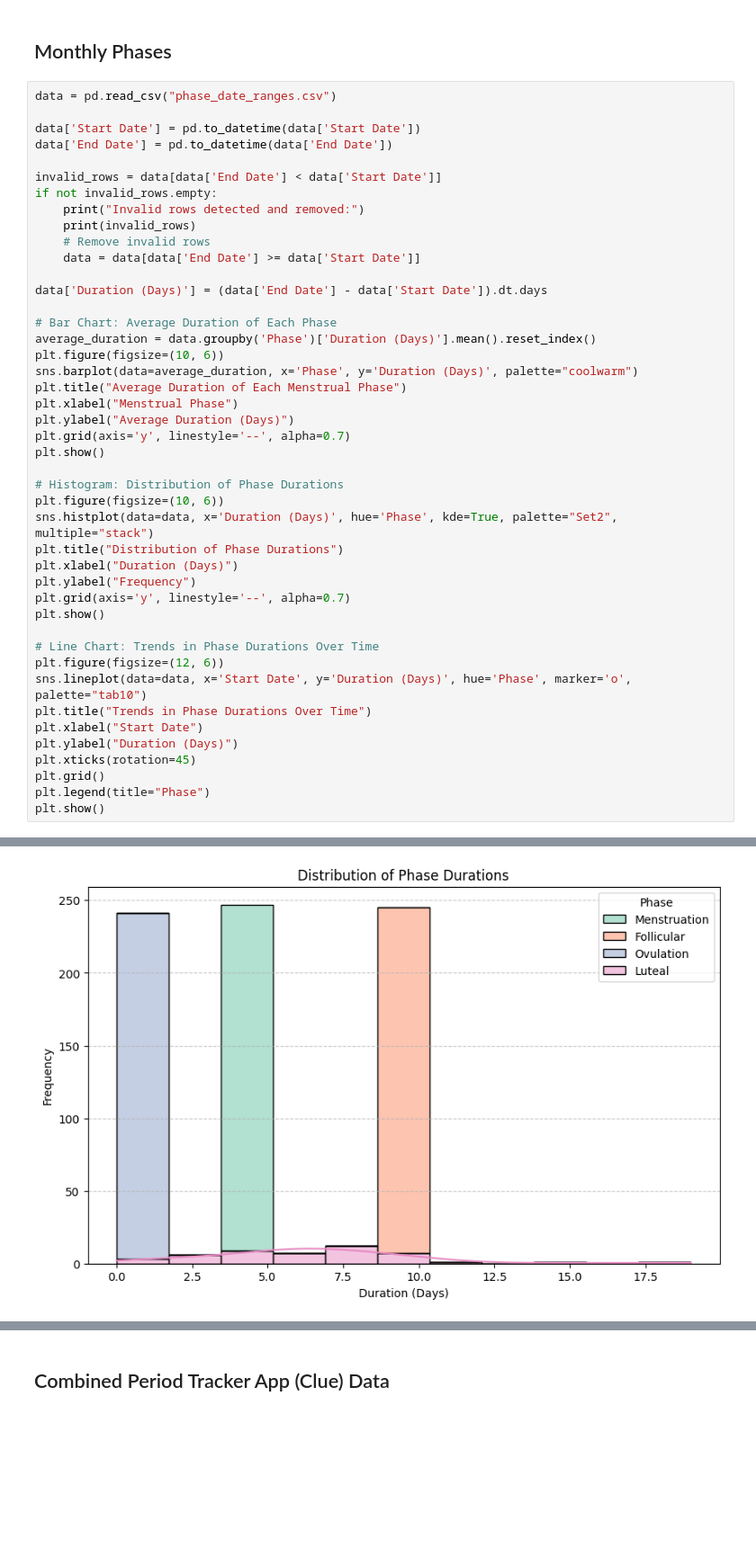
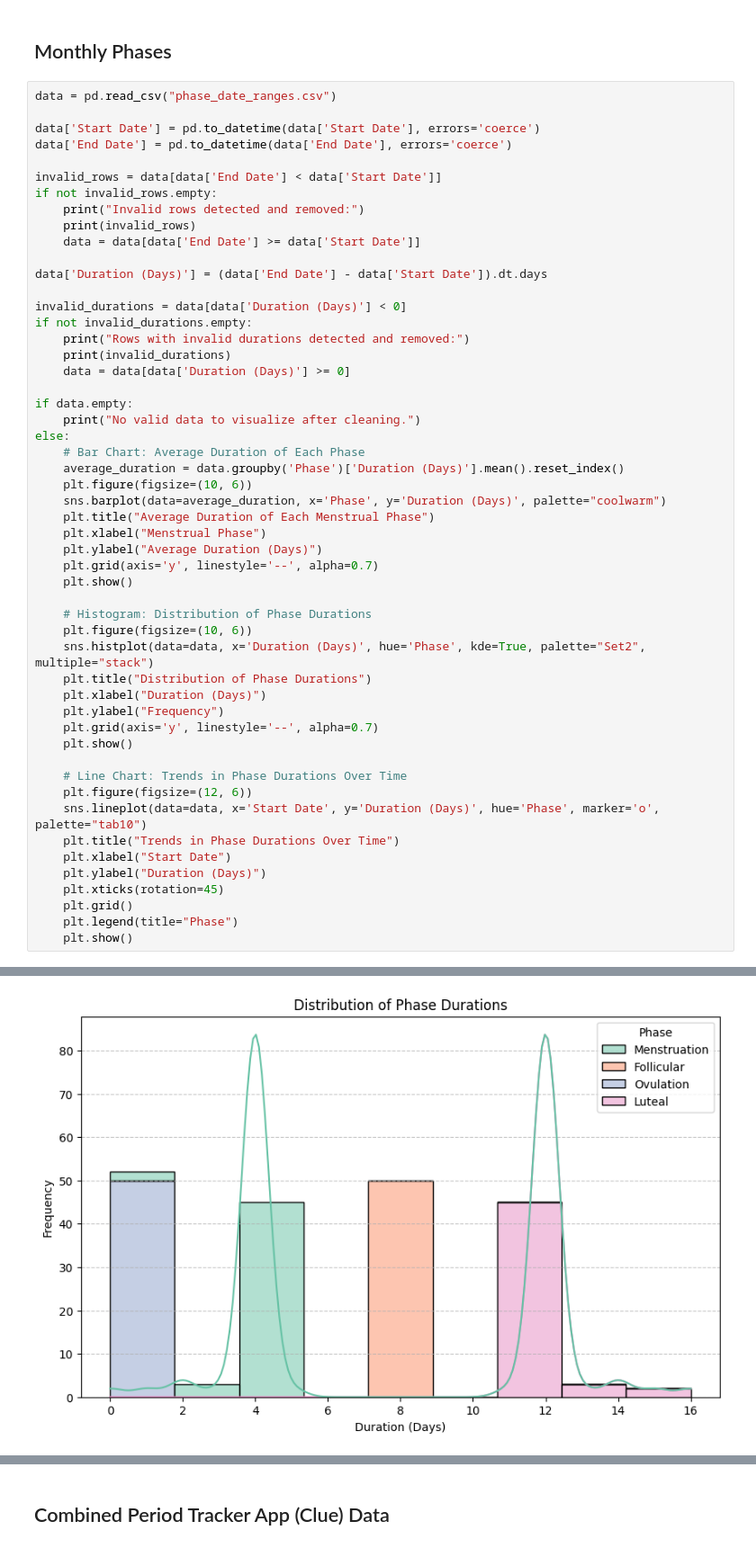
Before and after one commit to adaakbulut/DSA210-Term-Project, a Jupyter notebook: data_visualization.ipynb, the cells around one changed output, grey strips where cells are left out. Shown at 90% size. Drawn from its saved outputs; the diff is of its cells as text; blank space fills up the shorter version.

```diff
--- a/data_visualization.ipynb
+++ b/data_visualization.ipynb
@@ -283,45 +283,53 @@ Passing `palette` without assigning `hue` is deprecated and will be removed in v
 # %%
 data = pd.read_csv("phase_date_ranges.csv")
 
-data['Start Date'] = pd.to_datetime(data['Start Date'])
-data['End Date'] = pd.to_datetime(data['End Date'])
+data['Start Date'] = pd.to_datetime(data['Start Date'], errors='coerce')
+data['End Date'] = pd.to_datetime(data['End Date'], errors='coerce')
 
 invalid_rows = data[data['End Date'] < data['Start Date']]
 if not invalid_rows.empty:
     print("Invalid rows detected and removed:")
     print(invalid_rows)
-    # Remove invalid rows
     data = data[data['End Date'] >= data['Start Date']]
 
 data['Duration (Days)'] = (data['End Date'] - data['Start Date']).dt.days
 
-# Bar Chart: Average Duration of Each Phase
-average_duration = data.groupby('Phase')['Duration (Days)'].mean().reset_index()
-plt.figure(figsize=(10, 6))
-sns.barplot(data=average_duration, x='Phase', y='Duration (Days)', palette="coolwarm")
-plt.title("Average Duration of Each Menstrual Phase")
-plt.xlabel("Menstrual Phase")
-plt.ylabel("Average Duration (Days)")
-plt.grid(axis='y', linestyle='--', alpha=0.7)
-plt.show()
+invalid_durations = data[data['Duration (Days)'] < 0]
+if not invalid_durations.empty:
+    print("Rows with invalid durations detected and removed:")
+    print(invalid_durations)
+    data = data[data['Duration (Days)'] >= 0]
 
-# Histogram: Distribution of Phase Durations
-plt.figure(figsize=(10, 6))
-sns.histplot(data=data, x='Duration (Days)', hue='Phase', kde=True, palette="Set2", multiple="stack")
-plt.title("Distribution of Phase Durations")
-plt.xlabel("Duration (Days)")
-plt.ylabel("Frequency")
-plt.grid(axis='y', linestyle='--', alpha=0.7)
-plt.show()
+if data.empty:
+    print("No valid data to visualize after cleaning.")
+else:
+    # Bar Chart: Average Duration of Each Phase
+    average_duration = data.groupby('Phase')['Duration (Days)'].mean().reset_index()
+    plt.figure(figsize=(10, 6))
+    sns.barplot(data=average_duration, x='Phase', y='Duration (Days)', palette="coolwarm")
+    plt.title("Average Duration of Each Menstrual Phase")
+    plt.xlabel("Menstrual Phase")
+    plt.ylabel("Average Duration (Days)")
+    plt.grid(axis='y', linestyle='--', alpha=0.7)
+    plt.show()
 
-# Line Chart: Trends in Phase Durations Over Time
-plt.figure(figsize=(12, 6))
-sns.lineplot(data=data, x='Start Date', y='Duration (Days)', hue='Phase', marker='o', palette="tab10")
-plt.title("Trends in Phase Durations Over Time")
-plt.xlabel("Start Date")
-plt.ylabel("Duration (Days)")
-plt.xticks(rotation=45)
-plt.grid()
-plt.legend(title="Phase")
-plt.show()
+    # Histogram: Distribution of Phase Durations
+    plt.figure(figsize=(10, 6))
+    sns.histplot(data=data, x='Duration (Days)', hue='Phase', kde=True, palette="Set2", multiple="stack")
+    plt.title("Distribution of Phase Durations")
+    plt.xlabel("Duration (Days)")
+    plt.ylabel("Frequency")
+    plt.grid(axis='y', linestyle='--', alpha=0.7)
+    plt.show()
+
+    # Line Chart: Trends in Phase Durations Over Time
+    plt.figure(figsize=(12, 6))
+    sns.lineplot(data=data, x='Start Date', y='Duration (Days)', hue='Phase', marker='o', palette="tab10")
+    plt.title("Trends in Phase Durations Over Time")
+    plt.xlabel("Start Date")
+    plt.ylabel("Duration (Days)")
+    plt.xticks(rotation=45)
+    plt.grid()
+    plt.legend(title="Phase")
+    plt.show()
 # %% [output]
@@ -347 +337 @@ Passing `palette` without assigning `hue` is deprecated and will be removed in v
-[figure, old version]
+[figure, new version]
```
Also changed, not shown: parts of 11 cells of this notebook.
